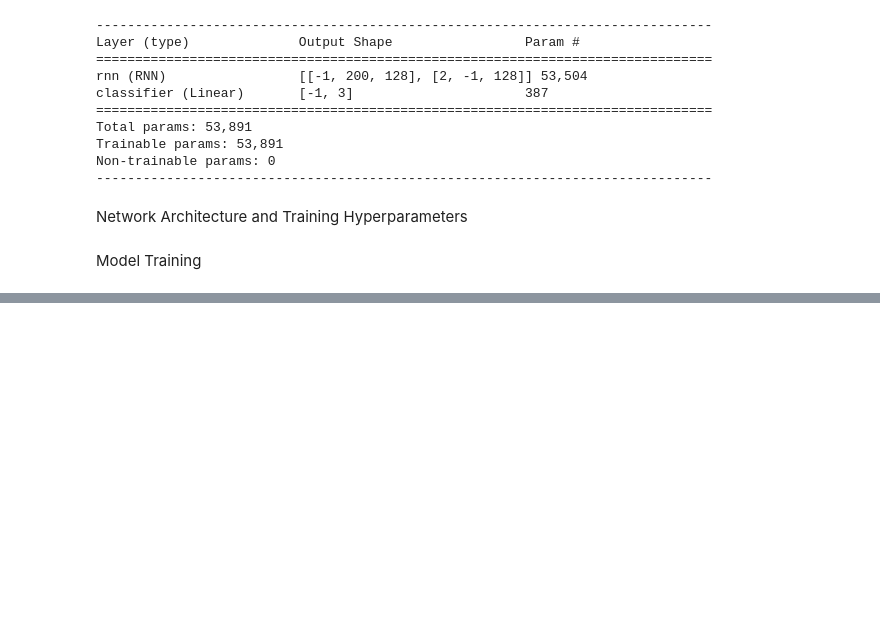
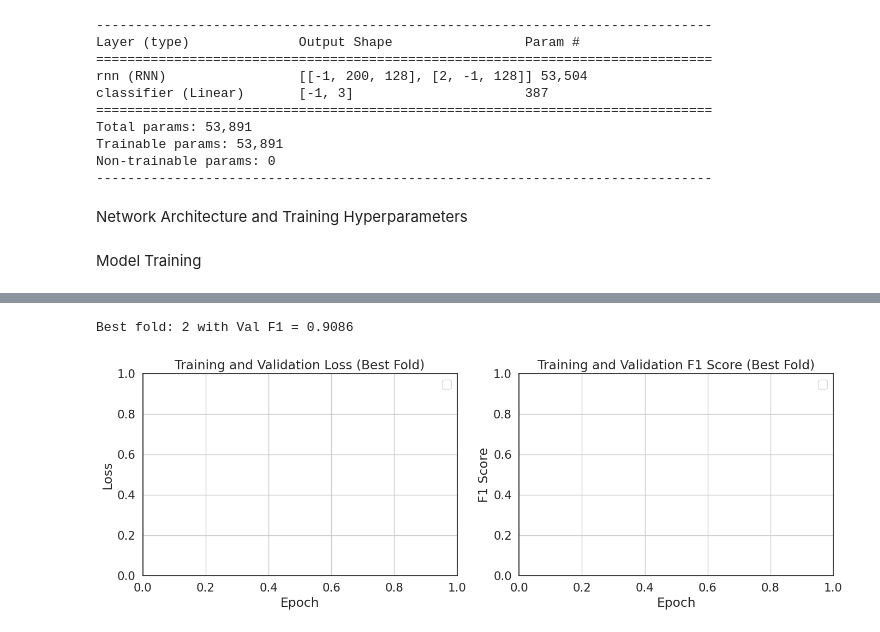
Before and after one commit to lorenzodemontis02/ANNDL_First_Challenge, a Jupyter notebook: challenge.ipynb, the cells around one changed output, grey strips where cells are left out. Cells and saved outputs as stored; diff of their text form; code cells hidden in the pictures; blank space fills up the shorter version.

```diff
--- a/challenge.ipynb
+++ b/challenge.ipynb
@@ -972,0 +921,36 @@ F1 score over the validation set: 0.6657
+# %%
+# Select the best fold based on validation F1 score
+best_fold_idx = np.argmax([r['val_f1'] for r in fold_results])
+best_fold = fold_results[best_fold_idx]
+best_model = best_fold['model']
+
+print(f"\nBest fold: {best_fold['fold']} with Val F1 = {best_fold['val_f1']:.4f}")
+# %% [output]
+Best fold: 2 with Val F1 = 0.9086
+# %%
+# Note: This requires storing the full history in fold_results
+# You'll need to modify the cross-validation loop to save the complete history
+
+# Plot loss curves
+plt.figure(figsize=(14, 5))
+
+plt.subplot(1, 2, 1)
+# This assumes you've stored the history - you'll need to add this to fold_results
+# For now, this is a placeholder showing what you'd plot
+plt.title('Training and Validation Loss (Best Fold)')
+plt.xlabel('Epoch')
+plt.ylabel('Loss')
+plt.legend(['Train Loss', 'Val Loss'])
+plt.grid(True)
+
+plt.subplot(1, 2, 2)
+plt.title('Training and Validation F1 Score (Best Fold)')
+plt.xlabel('Epoch')
+plt.ylabel('F1 Score')
+plt.legend(['Train F1', 'Val F1'])
+plt.grid(True)
+
+plt.tight_layout()
+plt.show()
+# %% [output]
+[figure, added]
```
Also changed, not shown: parts of 27 cells of this notebook.
